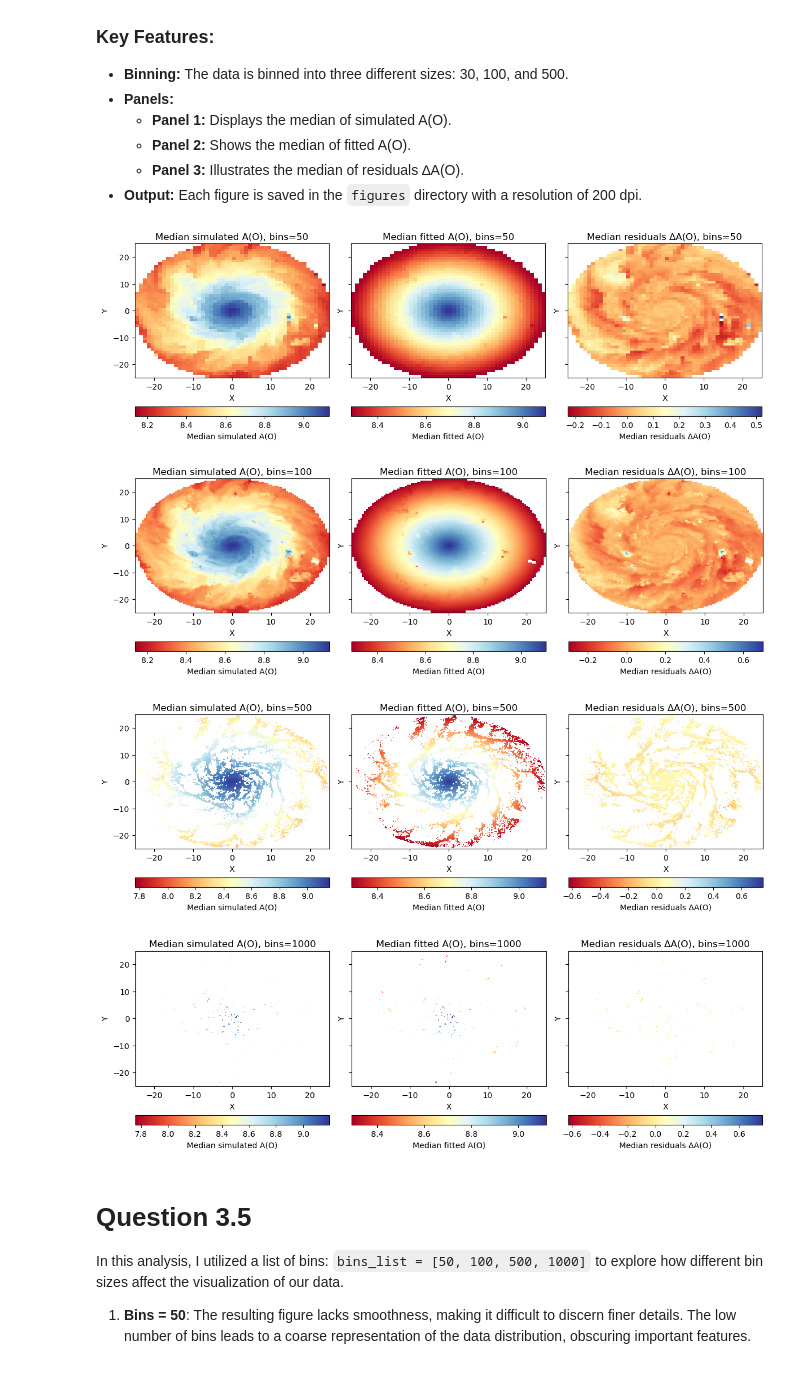
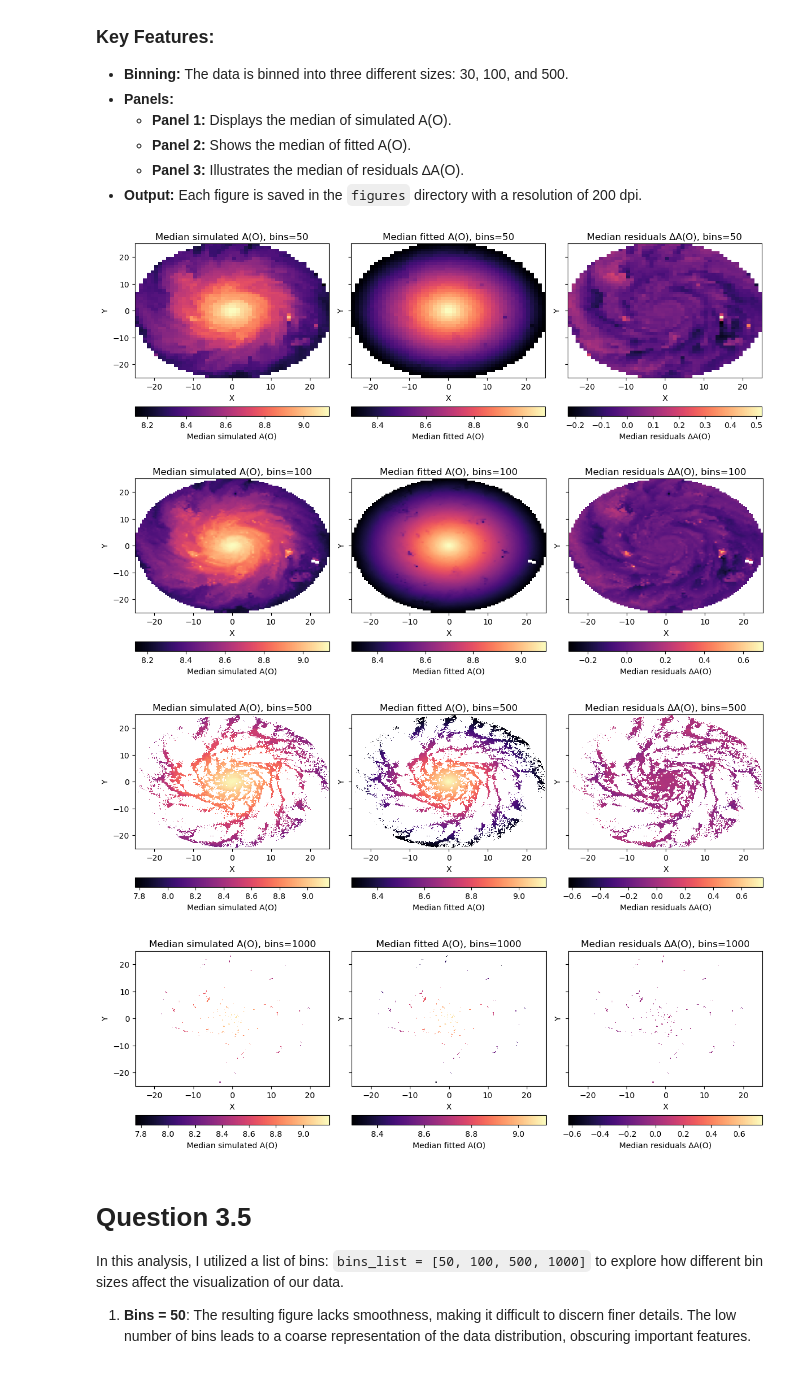
Before and after one commit to ishfahanirsyd/astronomical_computing, a Jupyter notebook: Question3.ipynb, the cells around one changed output. Saved outputs shown, nothing was run; the diff lists cells and outputs as text; code cells hidden in the pictures.

```diff
--- a/Question3.ipynb
+++ b/Question3.ipynb
@@ -224,41 +224,41 @@ for i, bins in enumerate(bins_list):
     bin_stat_median, xedges, yedges, binnumber = binned_statistic_2d(x, y, AO, statistic='median', bins=bins)
     im = axs[0].imshow(bin_stat_median.T, origin='lower', aspect='auto',
                        extent=[xedges[0], xedges[-1], yedges[0], yedges[-1]],
-                       cmap='RdYlBu')
+                       cmap='magma')
     axs[0].set_title(f"Median simulated A(O), bins={bins}")
     axs[0].set_xlabel("X")
     axs[0].set_ylabel("Y")
     plt.colorbar(im, ax=axs[0], label="Median simulated A(O)", orientation='horizontal')
 
     # Second panel: 2D histogram (binned stats) colored by median fitted A(O)
     bin_stat_median_fit, xedges, yedges, binnumber = binned_statistic_2d(x, y, linear_model(RGal, *popt), statistic='median', bins=bins)
     im2 = axs[1].imshow(bin_stat_median_fit.T, origin='lower', aspect='auto',
                         extent=[xedges[0], xedges[-1], yedges[0], yedges[-1]],
-                        cmap='RdYlBu')
+                        cmap='magma')
     axs[1].set_title(f"Median fitted A(O), bins={bins}")
     axs[1].set_xlabel("X")
     axs[1].set_ylabel("Y")
     plt.colorbar(im2, ax=axs[1], label="Median fitted A(O)", orientation='horizontal')
 
     # Third panel: 2D histogram (binned stats) colored by median residuals
     bin_stat_median_residuals, xedges, yedges, binnumber = binned_statistic_2d(x, y, residuals, statistic='median', bins=bins)
     im3 = axs[2].imshow(bin_stat_median_residuals.T, origin='lower', aspect='auto',
                         extent=[xedges[0], xedges[-1], yedges[0], yedges[-1]],
-                        cmap='RdYlBu')
+                        cmap='magma')
     axs[2].set_title(f"Median residuals ∆A(O), bins={bins}")
     axs[2].set_xlabel("X")
     axs[2].set_ylabel("Y")
     plt.colorbar(im3, ax=axs[2], label="Median residuals ∆A(O)", orientation='horizontal')
 
     # Adjust layout and save the figure
     plt.tight_layout()
     plt.savefig(f'figures/x_y_2d_histogram_bins_{bins}.png', dpi=200)
     plt.show()  # Close the figure after saving to avoid displaying it
 # %% [output]
-[figure, old version]
+[figure, new version]
-[figure, old version]
+[figure, new version]
-[figure, old version]
+[figure, new version]
-[figure, old version]
+[figure, new version]
 # %% [markdown]
 # Question 3.5
 
```
Also changed, not shown: parts of 3 cells of this notebook, 8 other files.
